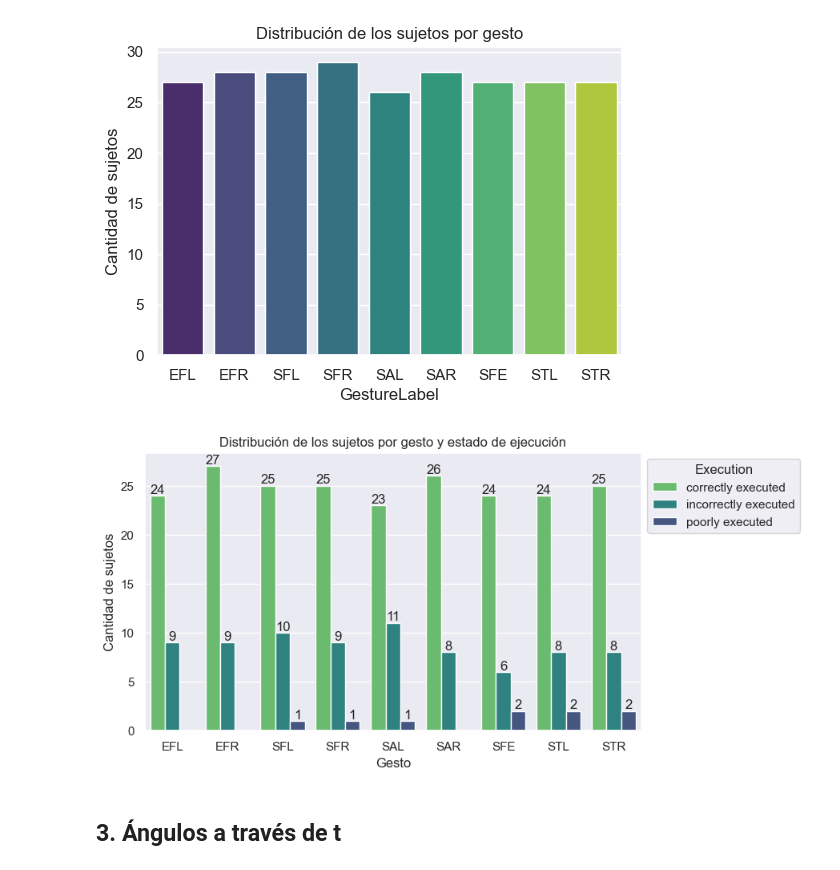
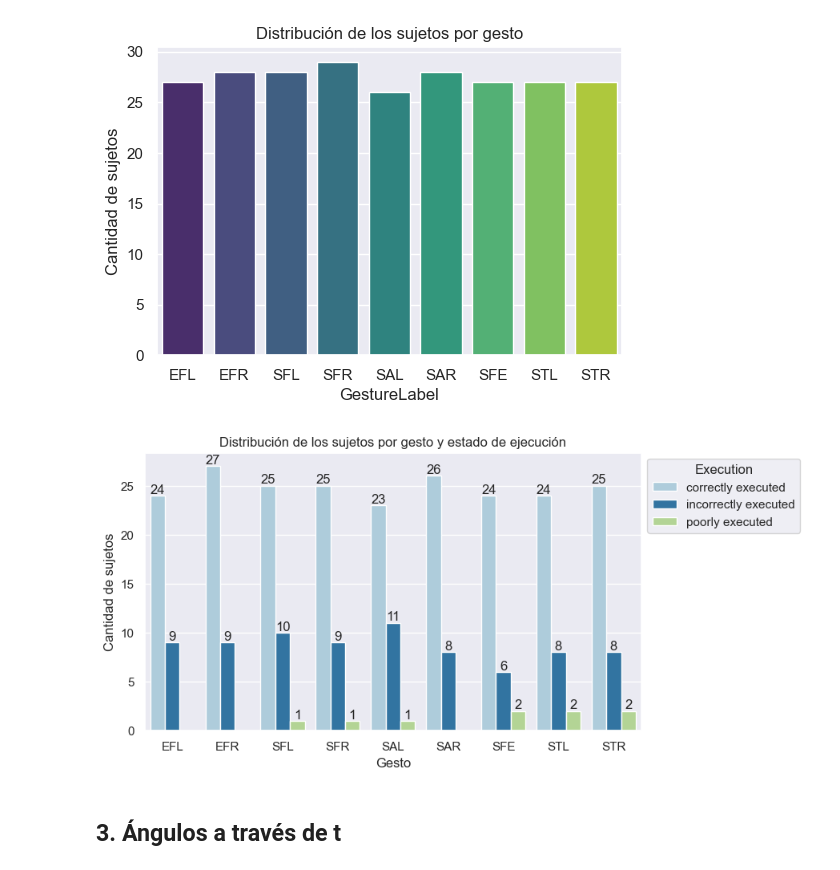
Before and after one commit to nmartinser/Telerehabilitation, a Jupyter notebook: notebooks/analisis_datos.ipynb, the cells around one changed output. Saved outputs shown, nothing was run; the diff lists cells and outputs as text; code cells hidden in the pictures.

```diff
--- a/notebooks/analisis_datos.ipynb
+++ b/notebooks/analisis_datos.ipynb
@@ -119,31 +119,31 @@ Passing `palette` without assigning `hue` is deprecated and will be removed in v
 # %%
 subject_count_per_gesture_correct = df_data.groupby(["GestureLabel", "CorrectLabel"])["SubjectID"].nunique().reset_index()
 
 # Plotting
 plt.figure(figsize=(8, 4.5))
 ax = sns.barplot(x="GestureLabel", y="SubjectID", hue="CorrectLabel",
-                 data=subject_count_per_gesture_correct, palette="viridis_r")
+                 data=subject_count_per_gesture_correct, palette="Paired")
 
 ax.set_title("Distribución de los sujetos por gesto y estado de ejecución")
 ax.set_xlabel("Gesto")
 ax.set_ylabel("Cantidad de sujetos")
 
 # Set the x-axis ticks to the desired labels
 gesture_labels = ['EFL', 'EFR', 'SFL', 'SFR', 'SAL', 'SAR', 'SFE', 'STL', 'STR']
 ax.set_xticklabels(gesture_labels)
 
 # Modify the legend labels
 legend_labels = ['correctly executed', 'incorrectly executed', 'poorly executed']
 handles, labels = ax.get_legend_handles_labels()
 ax.legend(handles=handles, labels=legend_labels, title='Execution')
 sns.move_legend(ax, "upper left", bbox_to_anchor=(1, 1))
 
 for i in ax.containers:
     ax.bar_label(i,)
 
 plt.show()
 # %% [output]
-[figure, old version]
+[figure, new version]
 # %% [markdown]
 ## 3. Ángulos a través de t
 # %%
```
Also changed, not shown: 3 other files.
